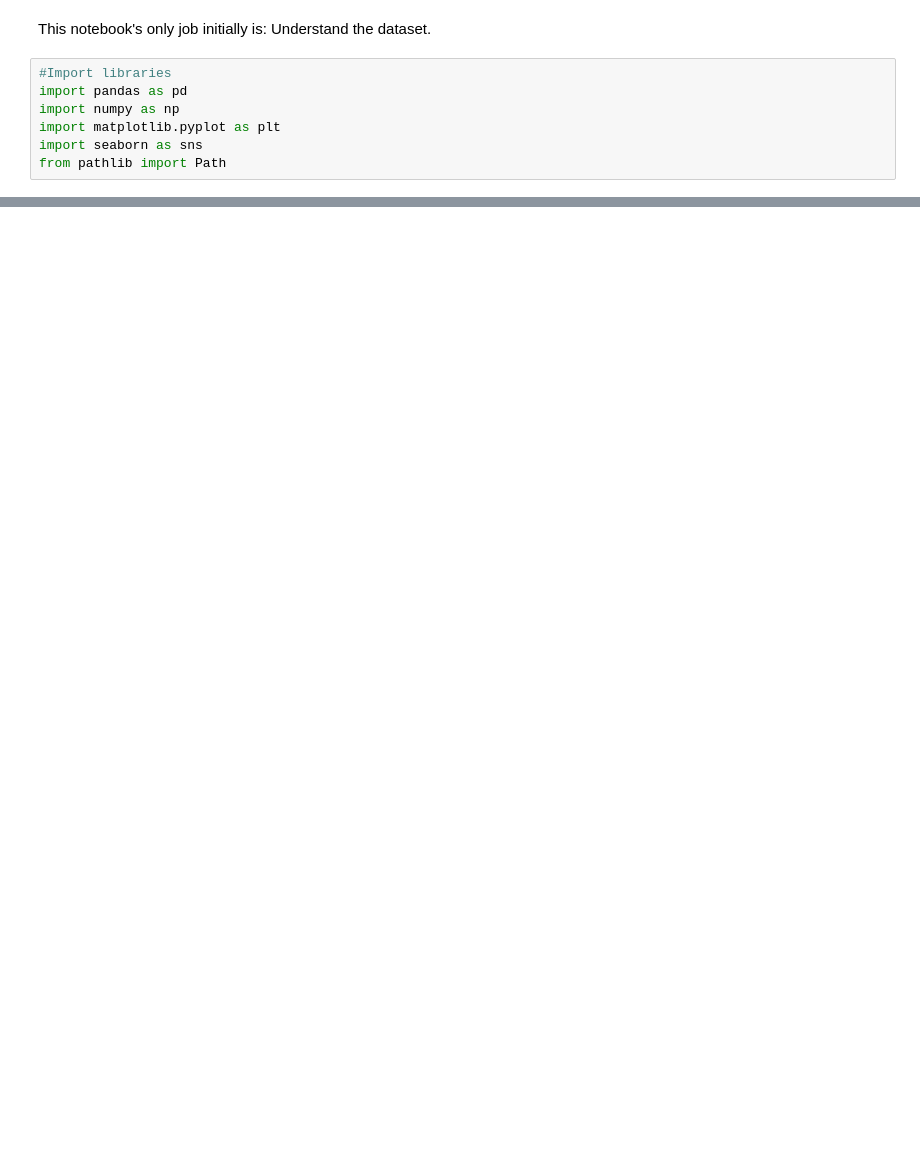
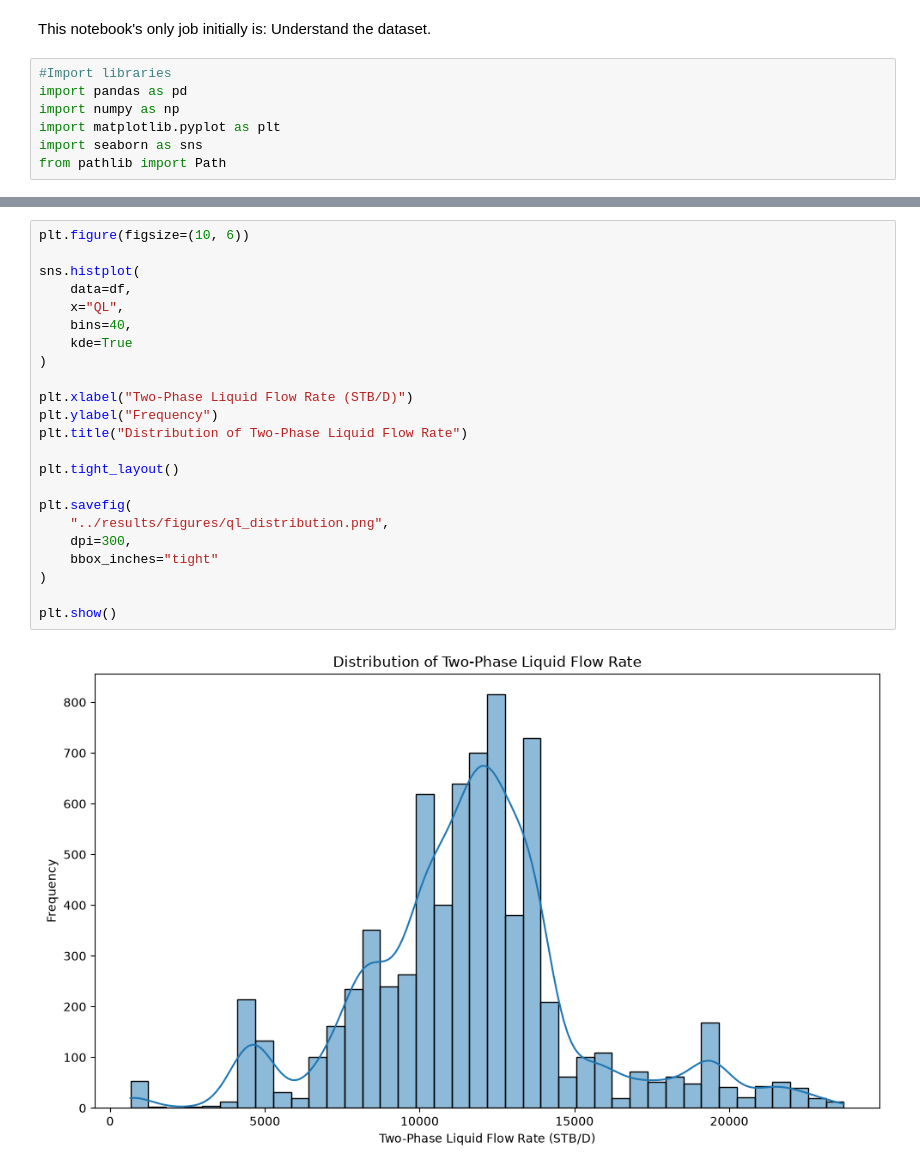
Before and after one commit to Arnav060706/Two-Phase-Flow-Rate-through-Wellhead-Chokes-in-Oil-Wells-ML-Mini-Project, a Jupyter notebook: notebooks/01_data_exploration.ipynb, the cells around one changed output, grey strips where cells are left out. Drawn from its saved outputs; the diff is of its cells as text; blank space fills up the shorter version.

```diff
--- a/notebooks/01_data_exploration.ipynb
+++ b/notebooks/01_data_exploration.ipynb
@@ -26,0 +194,25 @@ KeyError: 'QL'
+# %%
+plt.figure(figsize=(10, 6))
+
+sns.histplot(
+    data=df,
+    x="QL",
+    bins=40,
+    kde=True
+)
+
+plt.xlabel("Two-Phase Liquid Flow Rate (STB/D)")
+plt.ylabel("Frequency")
+plt.title("Distribution of Two-Phase Liquid Flow Rate")
+
+plt.tight_layout()
+
+plt.savefig(
+    "../results/figures/ql_distribution.png",
+    dpi=300,
+    bbox_inches="tight"
+)
+
+plt.show()
+# %% [output]
+[figure, added]
```
Also changed, not shown: parts of 13 cells of this notebook, 5 other files.
